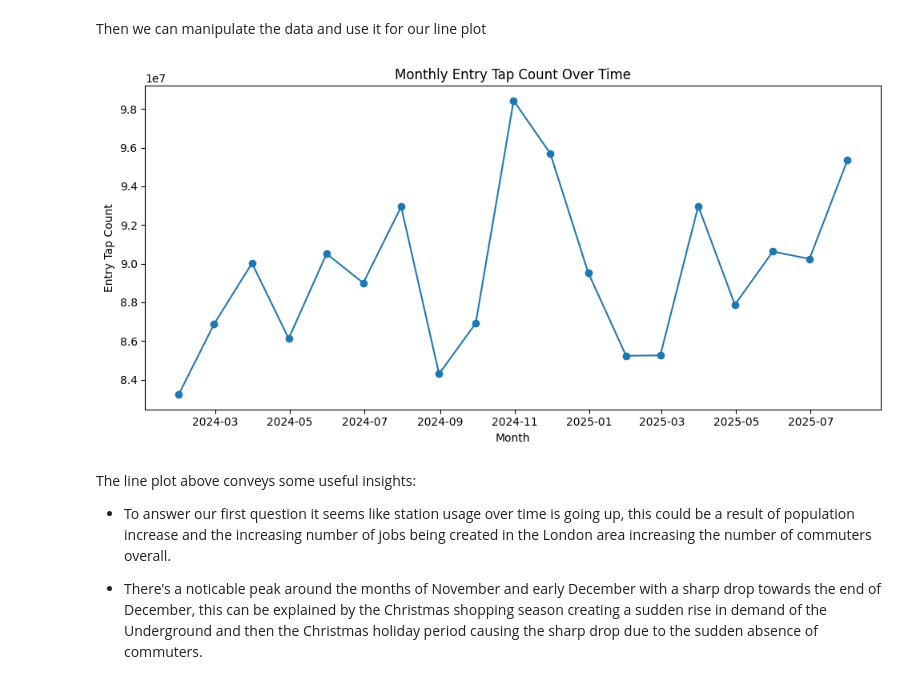
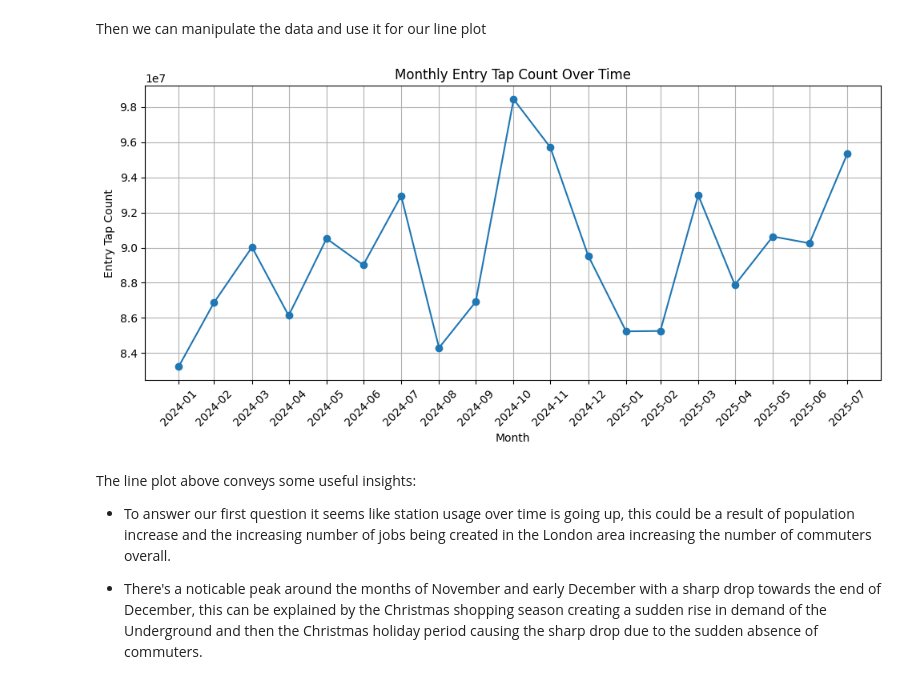
Before and after one commit to J-Bicheno/London-Underground-Analysis, a Jupyter notebook: jupyter_notebooks/Data_Visualisation.ipynb, the cells around one changed output. Drawn from its saved outputs; the diff is of its cells as text; code cells hidden in the pictures.

```diff
--- a/jupyter_notebooks/Data_Visualisation.ipynb
+++ b/jupyter_notebooks/Data_Visualisation.ipynb
@@ -74,21 +75,23 @@ Then we can manipulate the data and use it for our line plot
 # %%
 # Grouping the data by month and summing the EntryTapCount
 underground_df['TravelDate'] = pd.to_datetime(underground_df['TravelDate'])
 monthly = underground_df.groupby(pd.Grouper(key='TravelDate', freq='M'))['EntryTapCount'].sum()
 
 # Removing the last month if it is incomplete
 monthly = monthly.iloc[:-1]
 
 # Plotting the monthly entry tap count
 plt.figure(figsize=(10, 5))
 plt.plot(monthly.index, monthly.values, marker='o')
+plt.xticks(monthly.index, monthly.index.strftime('%Y-%m'), rotation=45)
+plt.grid()
 plt.xlabel('Month')
 plt.ylabel('Entry Tap Count')
 plt.title('Monthly Entry Tap Count Over Time')
 plt.tight_layout()
 plt.show()
 # %% [output]
-[figure, old version]
+[figure, new version]
 # %% [markdown]
 The line plot above conveys some useful insights:
 * To answer our first question it seems like station usage over time is going up, this could be a result of population increase and the increasing number of jobs being created in the London area increasing the number of commuters overall.
```
Also changed, not shown: parts of 10 cells of this notebook.
